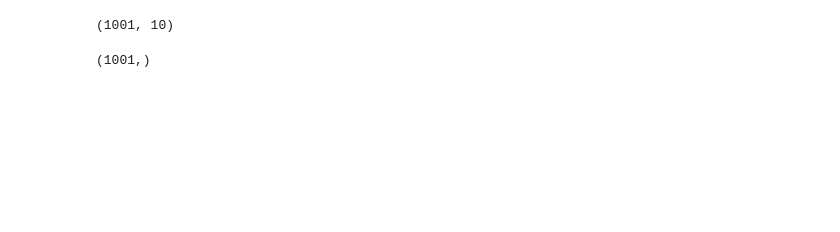
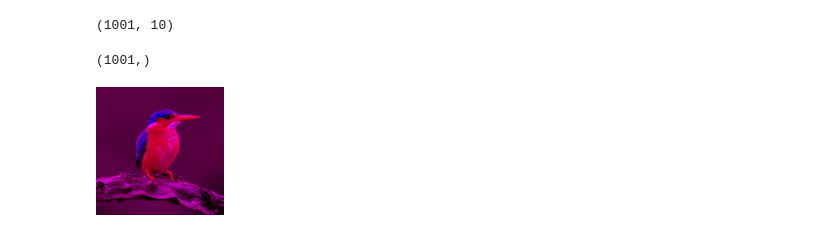
Before and after one commit to alayshahh/Colorization, a Jupyter notebook: Untitled.ipynb, the cells around one changed output. Saved outputs shown, nothing was run; the diff lists cells and outputs as text; code cells hidden in the pictures; blank space fills up the shorter version.

```diff
--- a/Untitled.ipynb
+++ b/Untitled.ipynb
@@ -48,3 +51,13 @@ weights.shape
 training.shape
 # %% [output]
 (1001,)
+# %%
+img = np.array(Image.open('./assets/bird.png'))
+# %%
+for i in range(128):
+    for j in range(128):
+        img[i,j,1] = 0
+r_img = Image.fromarray(img)
+r_img
+# %% [output]
+[figure, added]
```
Also changed, not shown: parts of 12 cells of this notebook, 17 other files.
